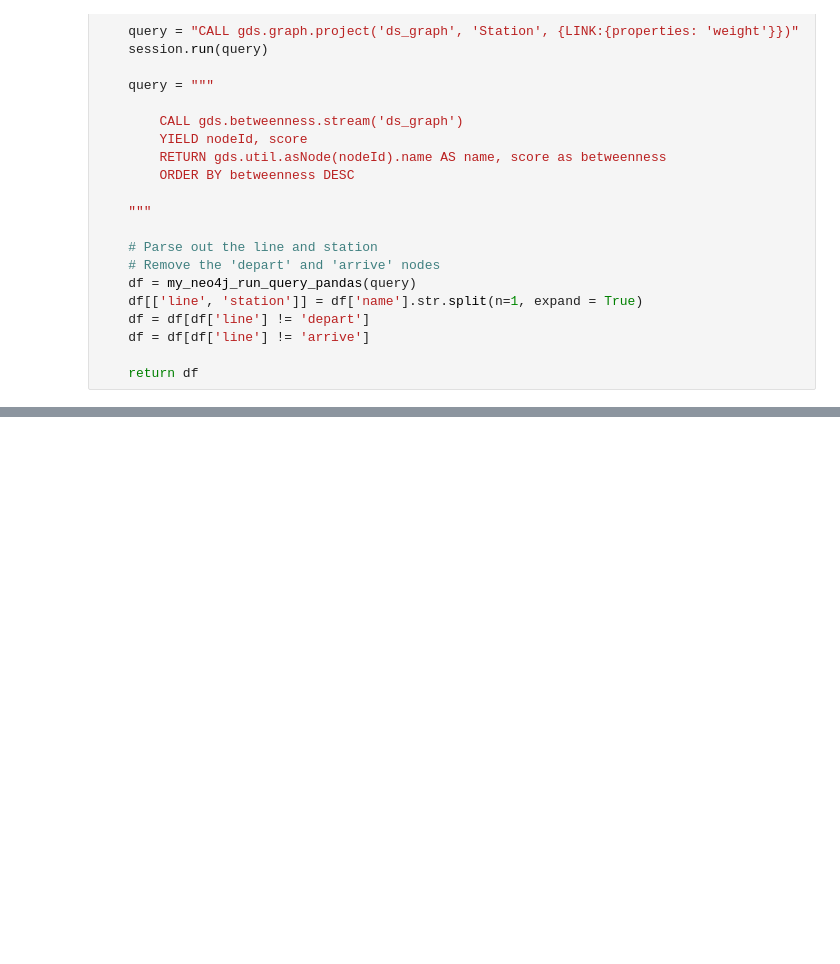
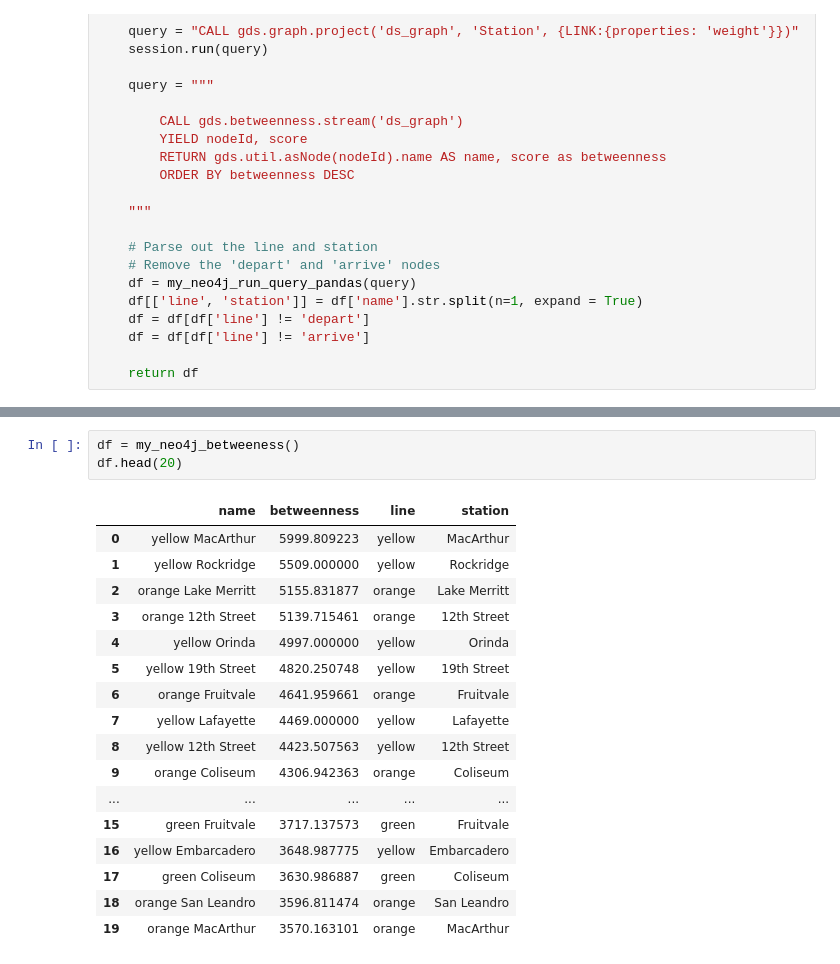
Before and after one commit to mids-w205/project-3-timothy-majidzadeh, a Jupyter notebook: code/setupGraphDB_SA.ipynb, the cells around one changed output, grey strips where cells are left out. Drawn from its saved outputs; the diff is of its cells as text; blank space fills up the shorter version.

```diff
--- a/code/setupGraphDB_SA.ipynb
+++ b/code/setupGraphDB_SA.ipynb
@@ -602,0 +521,21 @@ df.tail(30)
+# %%
+df = my_neo4j_betweeness()
+df.head(20)
+# %% [output]
+|  | name | betweenness | line | station |
+| 0 | yellow MacArthur | 5999.809223 | yellow | MacArthur |
+| 1 | yellow Rockridge | 5509.000000 | yellow | Rockridge |
+| 2 | orange Lake Merritt | 5155.831877 | orange | Lake Merritt |
+| 3 | orange 12th Street | 5139.715461 | orange | 12th Street |
+| 4 | yellow Orinda | 4997.000000 | yellow | Orinda |
+| 5 | yellow 19th Street | 4820.250748 | yellow | 19th Street |
+| 6 | orange Fruitvale | 4641.959661 | orange | Fruitvale |
+| 7 | yellow Lafayette | 4469.000000 | yellow | Lafayette |
+| 8 | yellow 12th Street | 4423.507563 | yellow | 12th Street |
+| 9 | orange Coliseum | 4306.942363 | orange | Coliseum |
+| ... | ... | ... | ... | ... |
+| 15 | green Fruitvale | 3717.137573 | green | Fruitvale |
+| 16 | yellow Embarcadero | 3648.987775 | yellow | Embarcadero |
+| 17 | green Coliseum | 3630.986887 | green | Coliseum |
+| 18 | orange San Leandro | 3596.811474 | orange | San Leandro |
+| 19 | orange MacArthur | 3570.163101 | orange | MacArthur |
```
Also changed, not shown: parts of 21 cells of this notebook, 1 other file.
